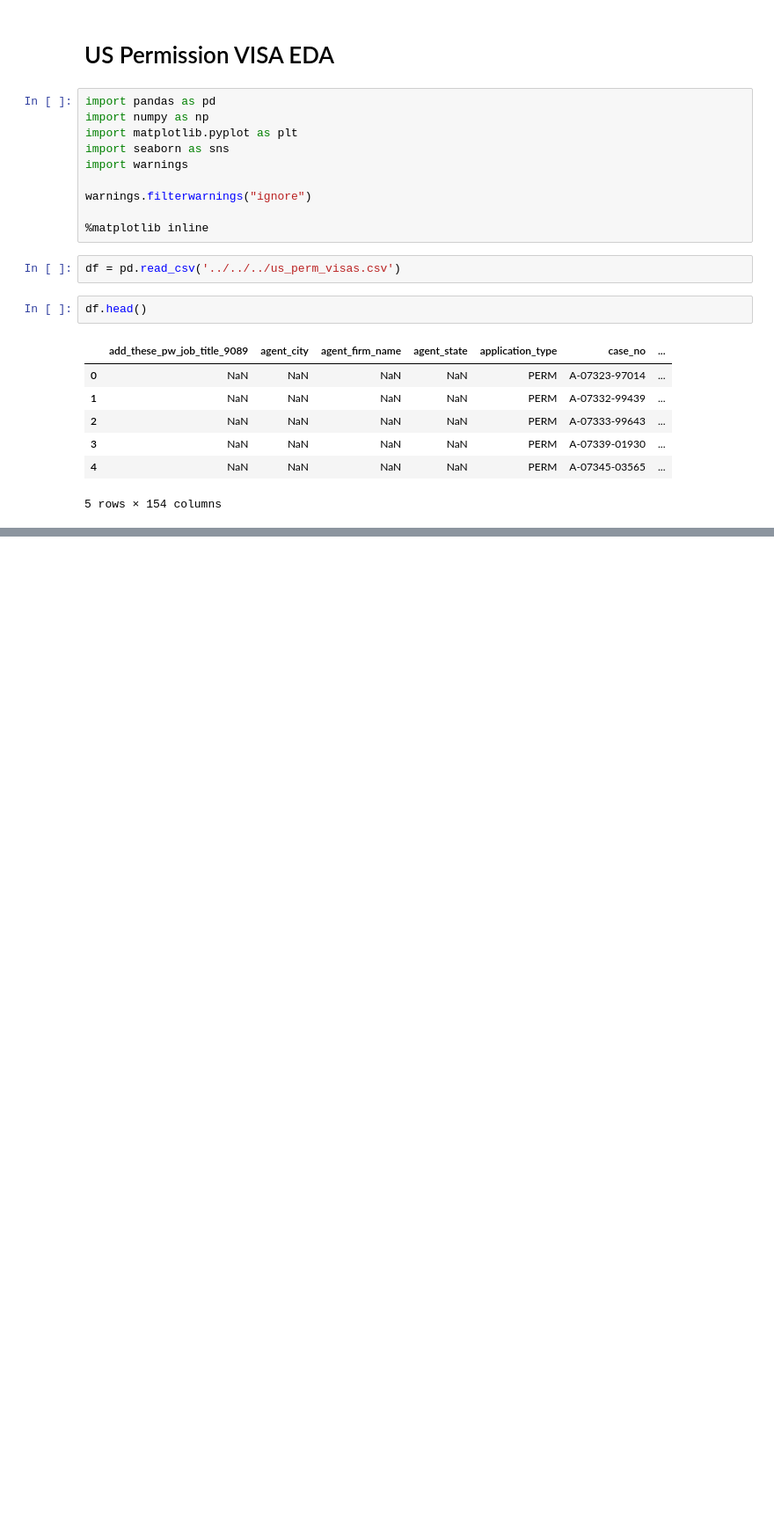
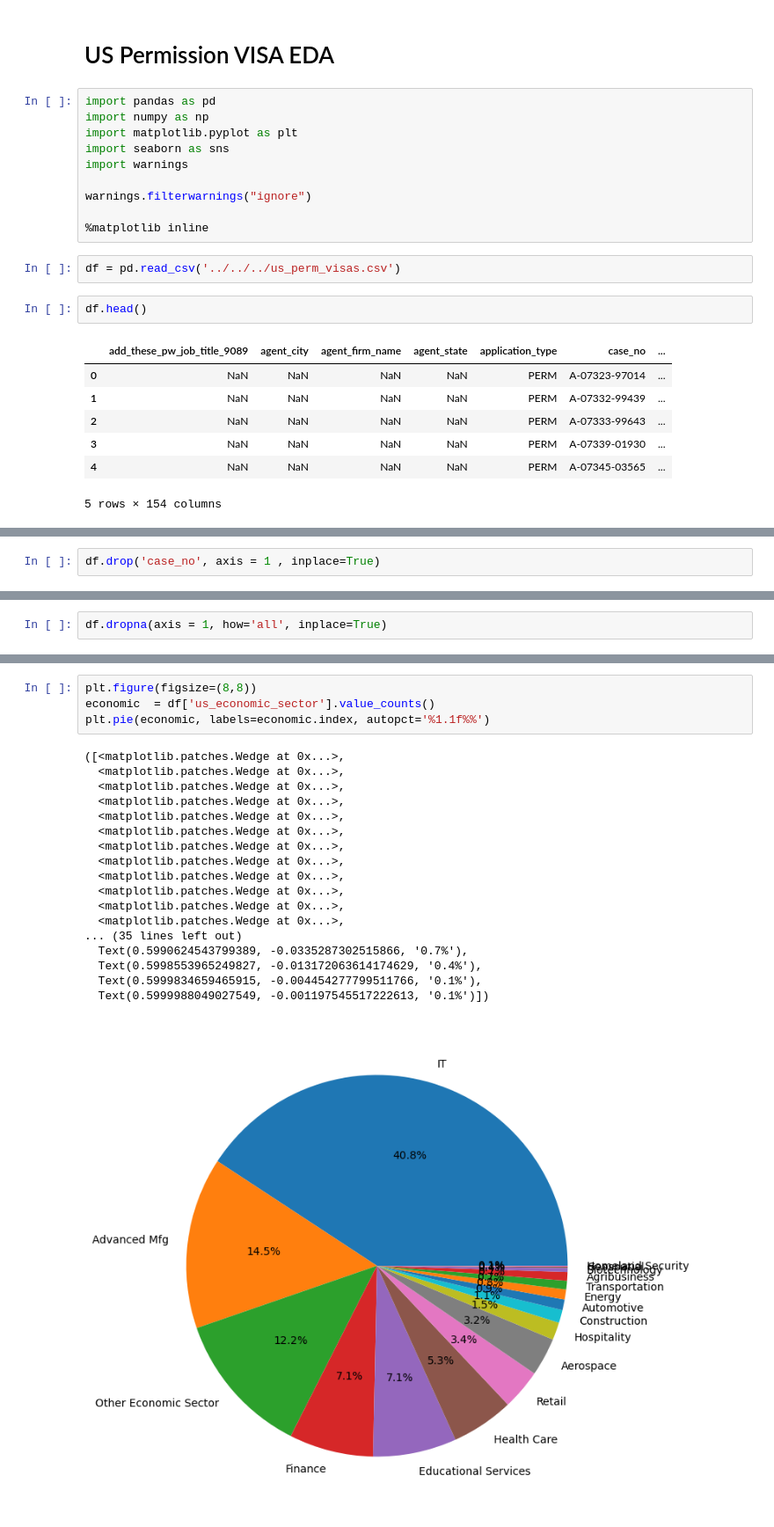
Before and after one commit to pragya-sharma11/Journey_to_Machine_Learning, a Jupyter notebook: Exploratory_Data_Analysis/US_Visa_Data_EDA/US_Visa_EDA.ipynb, the cells around one changed output, grey strips where cells are left out. Shown: that part at 88% size. Drawn from its saved outputs; the diff is of its cells as text; blank space fills up the shorter version.

```diff
--- a/Exploratory_Data_Analysis/US_Visa_Data_EDA/US_Visa_EDA.ipynb
+++ b/Exploratory_Data_Analysis/US_Visa_Data_EDA/US_Visa_EDA.ipynb
@@ -24,0 +150,2 @@ df.head()
+# %%
+df.drop('case_no', axis = 1 , inplace=True)
@@ -24,0 +156,2 @@ df.head()
+# %%
+df.dropna(axis = 1, how='all', inplace=True)
@@ -24,0 +198,23 @@ df.head()
+# %%
+plt.figure(figsize=(8,8))
+economic  = df['us_economic_sector'].value_counts()
+plt.pie(economic, labels=economic.index, autopct='%1.1f%%')
+# %% [output]
+([<matplotlib.patches.Wedge at 0x...>,
+  <matplotlib.patches.Wedge at 0x...>,
+  <matplotlib.patches.Wedge at 0x...>,
+  <matplotlib.patches.Wedge at 0x...>,
+  <matplotlib.patches.Wedge at 0x...>,
+  <matplotlib.patches.Wedge at 0x...>,
+  <matplotlib.patches.Wedge at 0x...>,
+  <matplotlib.patches.Wedge at 0x...>,
+  <matplotlib.patches.Wedge at 0x...>,
+  <matplotlib.patches.Wedge at 0x...>,
+  <matplotlib.patches.Wedge at 0x...>,
+  <matplotlib.patches.Wedge at 0x...>,
+... (35 lines left out)
+  Text(0.5990624543799389, -0.0335287302515866, '0.7%'),
+  Text(0.5998553965249827, -0.013172063614174629, '0.4%'),
+  Text(0.5999834659465915, -0.004454277799511766, '0.1%'),
+  Text(0.5999988049027549, -0.001197545517222613, '0.1%')])
+[figure, added]
```
Also changed, not shown: parts of 28 cells of this notebook.
